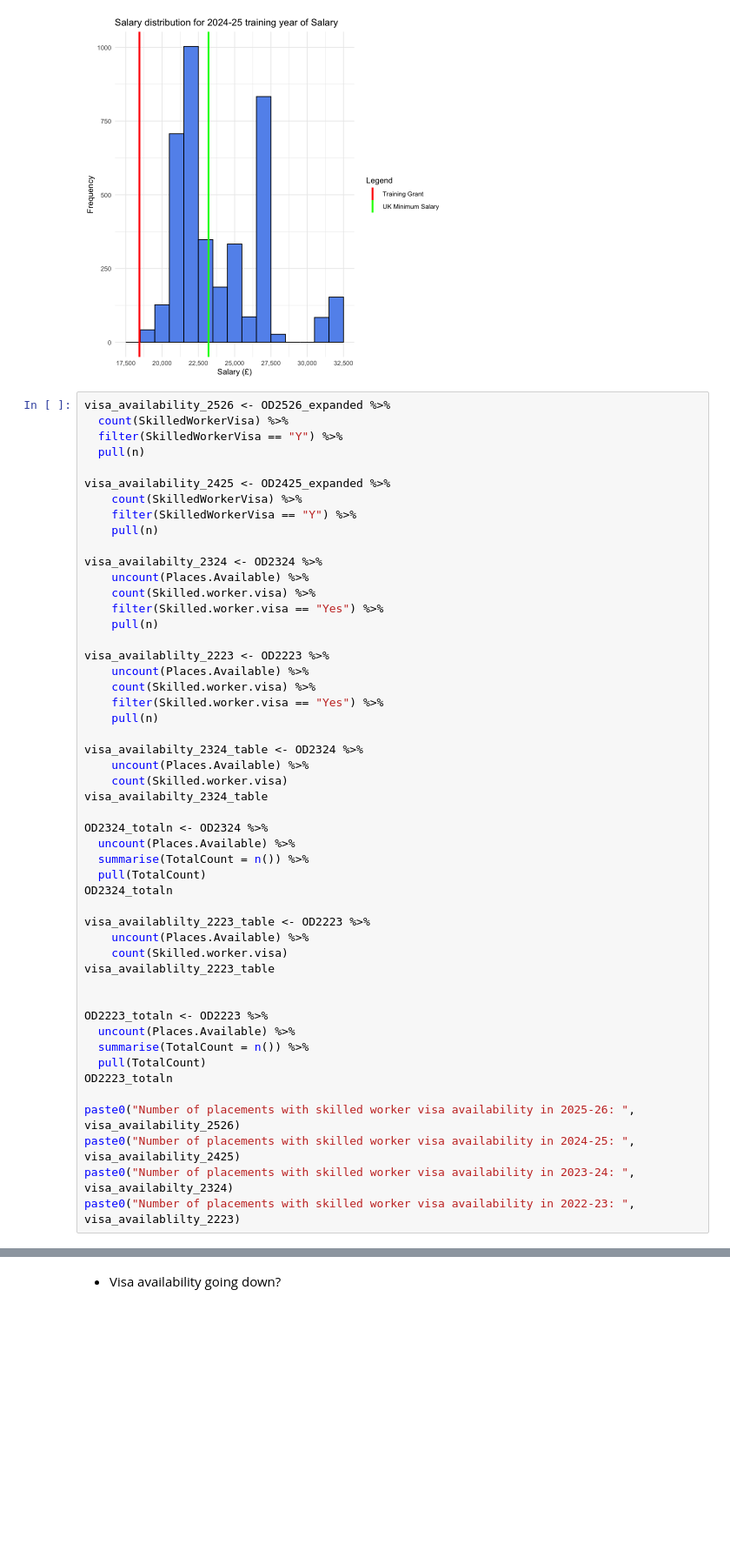
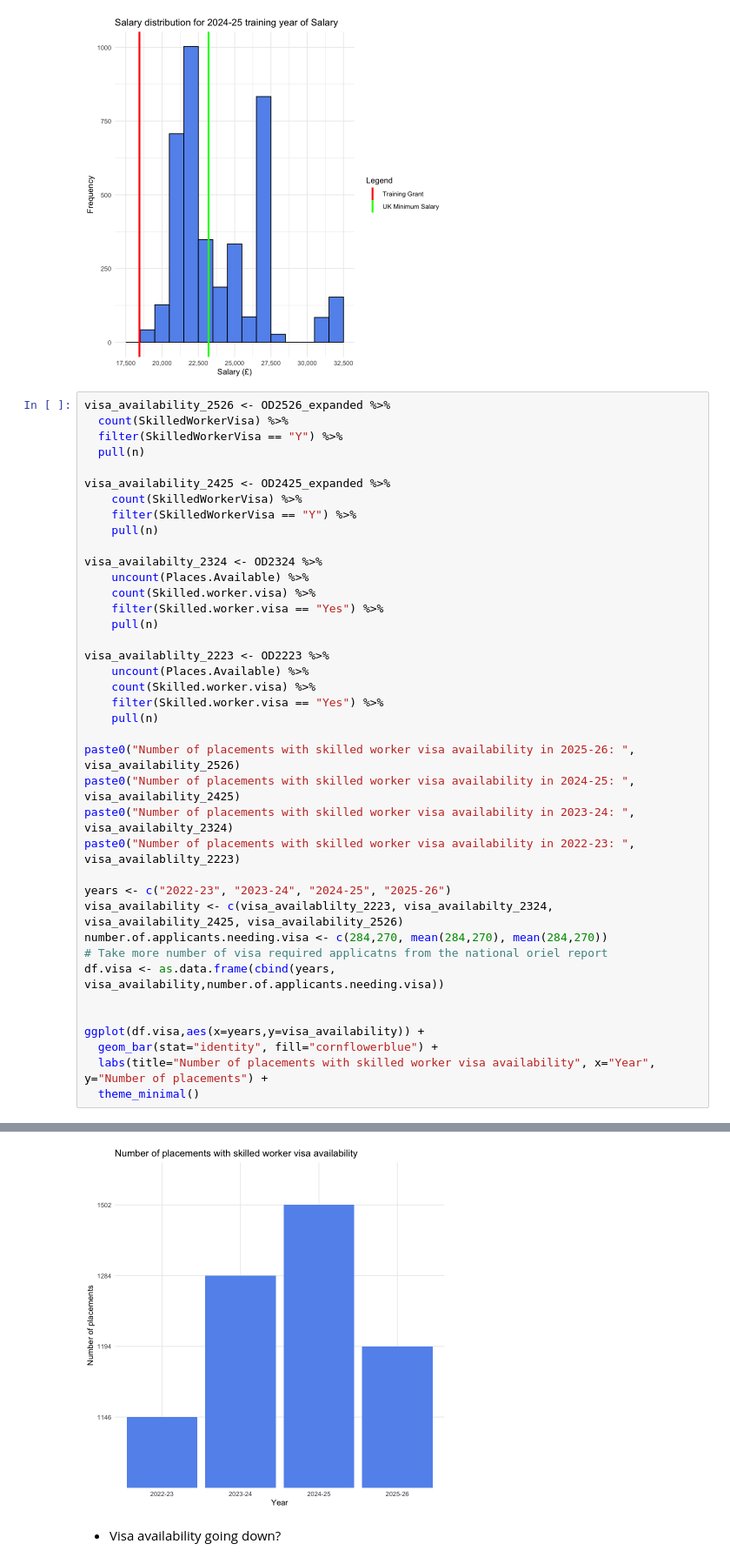
Before and after one commit to kwjo/TP-pay, a Jupyter notebook: oriel-eda.ipynb, the cells around one changed output, grey strips where cells are left out. Shown at 87% size. Saved outputs shown, nothing was run; the diff lists cells and outputs as text; blank space fills up the shorter version.

Commit message:
add visa availability

```diff
--- a/oriel-eda.ipynb
+++ b/oriel-eda.ipynb
@@ -358,31 +358,20 @@ visa_availablilty_2223 <- OD2223 %>%
     filter(Skilled.worker.visa == "Yes") %>%
     pull(n)
 
-visa_availabilty_2324_table <- OD2324 %>%
-    uncount(Places.Available) %>%
-    count(Skilled.worker.visa)
-visa_availabilty_2324_table
-
-OD2324_totaln <- OD2324 %>%
-  uncount(Places.Available) %>%
-  summarise(TotalCount = n()) %>%
-  pull(TotalCount)
-OD2324_totaln
-
-visa_availablilty_2223_table <- OD2223 %>%
-    uncount(Places.Available) %>%
-    count(Skilled.worker.visa)
-visa_availablilty_2223_table
-
-
-OD2223_totaln <- OD2223 %>%
-  uncount(Places.Available) %>%
-  summarise(TotalCount = n()) %>%
-  pull(TotalCount)
-OD2223_totaln
-
 paste0("Number of placements with skilled worker visa availability in 2025-26: ", visa_availability_2526)
 paste0("Number of placements with skilled worker visa availability in 2024-25: ", visa_availability_2425)
 paste0("Number of placements with skilled worker visa availability in 2023-24: ", visa_availabilty_2324)
 paste0("Number of placements with skilled worker visa availability in 2022-23: ", visa_availablilty_2223)
+
+years <- c("2022-23", "2023-24", "2024-25", "2025-26")
+visa_availability <- c(visa_availablilty_2223, visa_availabilty_2324, visa_availability_2425, visa_availability_2526)
+number.of.applicants.needing.visa <- c(284,270, mean(284,270), mean(284,270))
+# Take more number of visa required applicatns from the national oriel report
+df.visa <- as.data.frame(cbind(years, visa_availability,number.of.applicants.needing.visa))
+
+
+ggplot(df.visa,aes(x=years,y=visa_availability)) +
+  geom_bar(stat="identity", fill="cornflowerblue") +
+  labs(title="Number of placements with skilled worker visa availability", x="Year", y="Number of placements") +
+  theme_minimal()
 # %% [output]
@@ -405,2 +382,3 @@ A data.frame: 2 × 2
+[figure, added]
 # %% [markdown]
 - Visa availability going down?
```
Also changed, not shown: parts of 1 cell of this notebook.
